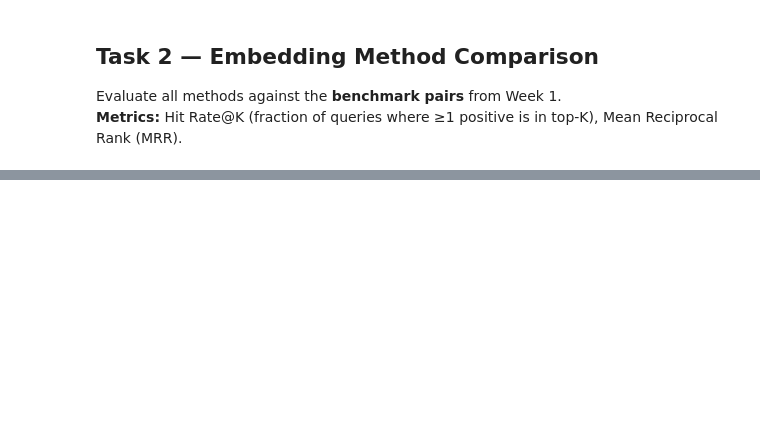
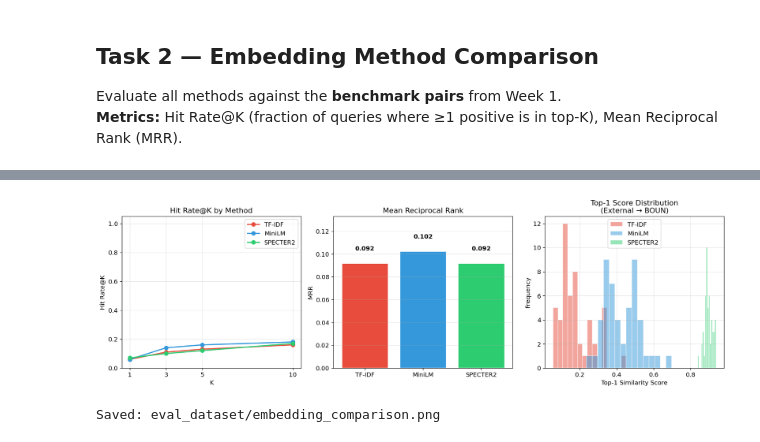
Before and after one commit to senaoz/SWE-599, a Jupyter notebook: similarity_evaluation.ipynb, the cells around one changed output, grey strips where cells are left out. Saved outputs shown, nothing was run; the diff lists cells and outputs as text; code cells hidden in the pictures; blank space fills up the shorter version.

```diff
--- a/similarity_evaluation.ipynb
+++ b/similarity_evaluation.ipynb
@@ -348,0 +557,17 @@ for i in range(5):
+# %%
+# --- Task 1b: Compact Top-1 comparison table ---
+all_results_1b = {**results_1b, 'gemini': results_1b_gemini}
+
+rows = []
+for i in range(len(sample_boun)):
+    row = {'Query Paper': str(sample_boun.iloc[i]['title'])}
+    for method in ALL_METHODS:
+        idx, score = all_results_1b[method][i][0]
+        title = str(followed_df.iloc[idx]['title'])
+        pct = int(round(score * 100))
+        row[f'{method_labels[method]} #1'] = f"[{pct}%] - {title}"
+    rows.append(row)
+
+df_1b_top1 = pd.DataFrame(rows)
+print(f"Task 1b — BOUN → External: Top-1 per method ({len(df_1b_top1)} queries)")
+df_1b_top1.head()
@@ -375,0 +687,51 @@ print(f"Avg positives per query: {np.mean([len(p) for p in bench_positive_ids]):
+# %%
+fig, axes = plt.subplots(1, 3, figsize=(16, 5))
+colors = {'tfidf': '#e74c3c', 'minilm': '#3498db', 'specter2': '#2ecc71'}
+method_labels = {'tfidf': 'TF-IDF', 'minilm': 'MiniLM', 'specter2': 'SPECTER2'}
+
+# --- Plot 1: Hit Rate@K ---
+ax = axes[0]
+for method in METHODS:
+    hr = eval_results[method]['hit_rate']
+    ax.plot(K_VALUES, [hr[k] for k in K_VALUES], 'o-', color=colors[method],
+            label=method_labels[method], linewidth=2, markersize=7)
+ax.set_xlabel('K')
+ax.set_ylabel('Hit Rate@K')
+ax.set_title('Hit Rate@K by Method')
+ax.set_xticks(K_VALUES)
+ax.set_ylim(0, 1.05)
+ax.legend()
+ax.grid(True, alpha=0.3)
+
+# --- Plot 2: MRR comparison (bar chart) ---
+ax = axes[1]
+mrr_values = [eval_results[m]['mrr'] for m in METHODS]
+bars = ax.bar([method_labels[m] for m in METHODS], mrr_values,
+              color=[colors[m] for m in METHODS], edgecolor='white', linewidth=1.5)
+for bar, val in zip(bars, mrr_values):
+    ax.text(bar.get_x() + bar.get_width()/2, bar.get_height() + 0.01,
+            f'{val:.3f}', ha='center', va='bottom', fontweight='bold')
+ax.set_ylabel('MRR')
+ax.set_title('Mean Reciprocal Rank')
+ax.set_ylim(0, max(mrr_values) * 1.3 if max(mrr_values) > 0 else 1)
+ax.grid(True, alpha=0.3, axis='y')
+
+# --- Plot 3: Score distributions (Task 1a top-1 scores) ---
+ax = axes[2]
+for method in METHODS:
+    top1_scores = [results_1a[method][i][0][1] for i in range(len(results_1a[method]))]
+    ax.hist(top1_scores, bins=15, alpha=0.5, color=colors[method],
+            label=method_labels[method], edgecolor='white')
+ax.set_xlabel('Top-1 Similarity Score')
+ax.set_ylabel('Frequency')
+ax.set_title('Top-1 Score Distribution\n(External → BOUN)')
+ax.legend()
+ax.grid(True, alpha=0.3)
+
+plt.tight_layout()
+plt.savefig('eval_dataset/embedding_comparison.png', dpi=150, bbox_inches='tight')
+plt.show()
+print("Saved: eval_dataset/embedding_comparison.png")
+# %% [output]
+[figure, added]
+Saved: eval_dataset/embedding_comparison.png
```
Also changed, not shown: parts of 22 cells of this notebook, 4 other files.
